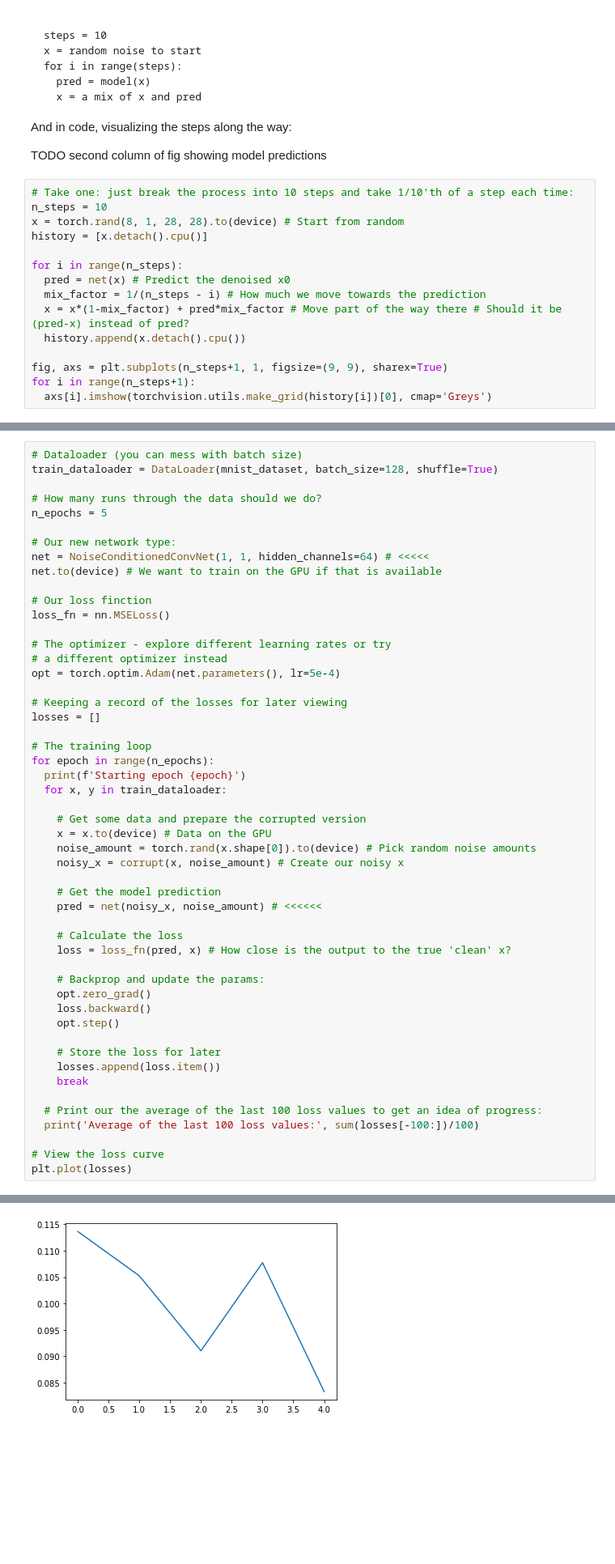
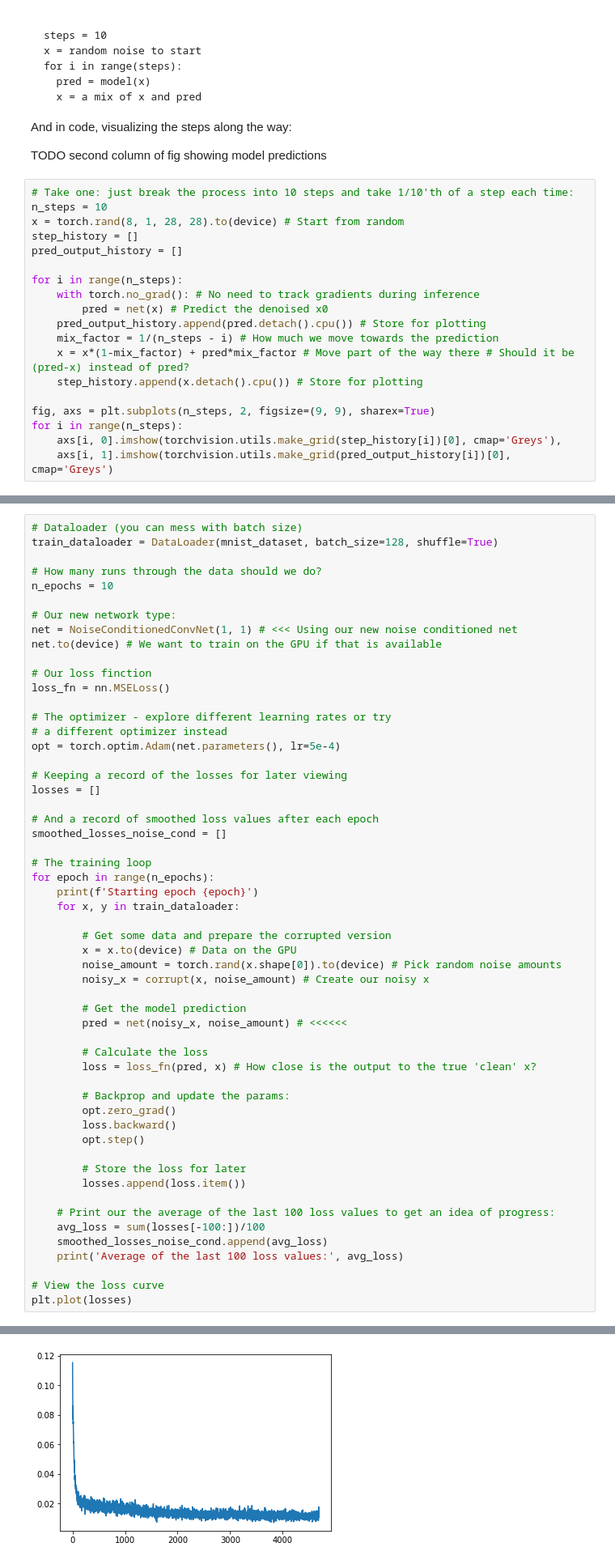
Before and after one commit to johnowhitaker/tglcourse, a Jupyter notebook: 12_DM1.ipynb, the cells around one changed output, grey strips where cells are left out. Shown at 81% size. Saved outputs shown, nothing was run; the diff lists cells and outputs as text; blank space fills up the shorter version.

```diff
--- a/12_DM1.ipynb
+++ b/12_DM1.ipynb
@@ -287,15 +310,19 @@ TODO second column of fig showing model predictions
 # Take one: just break the process into 10 steps and take 1/10'th of a step each time:
 n_steps = 10
 x = torch.rand(8, 1, 28, 28).to(device) # Start from random
-history = [x.detach().cpu()]
+step_history = []
+pred_output_history = []
 
 for i in range(n_steps):
-  pred = net(x) # Predict the denoised x0
-  mix_factor = 1/(n_steps - i) # How much we move towards the prediction
-  x = x*(1-mix_factor) + pred*mix_factor # Move part of the way there # Should it be (pred-x) instead of pred?
-  history.append(x.detach().cpu())
+    with torch.no_grad(): # No need to track gradients during inference
+        pred = net(x) # Predict the denoised x0
+    pred_output_history.append(pred.detach().cpu()) # Store for plotting
+    mix_factor = 1/(n_steps - i) # How much we move towards the prediction
+    x = x*(1-mix_factor) + pred*mix_factor # Move part of the way there # Should it be (pred-x) instead of pred?
+    step_history.append(x.detach().cpu()) # Store for plotting
 
-fig, axs = plt.subplots(n_steps+1, 1, figsize=(9, 9), sharex=True)
-for i in range(n_steps+1):
-  axs[i].imshow(torchvision.utils.make_grid(history[i])[0], cmap='Greys')
+fig, axs = plt.subplots(n_steps, 2, figsize=(9, 9), sharex=True)
+for i in range(n_steps):
+    axs[i, 0].imshow(torchvision.utils.make_grid(step_history[i])[0], cmap='Greys'),
+    axs[i, 1].imshow(torchvision.utils.make_grid(pred_output_history[i])[0], cmap='Greys')
 # %% [output]
@@ -343,10 +387,10 @@ x.shape, net(x, noise_amount).shape
 train_dataloader = DataLoader(mnist_dataset, batch_size=128, shuffle=True)
 
 # How many runs through the data should we do?
-n_epochs = 5
+n_epochs = 10
 
 # Our new network type:
-net = NoiseConditionedConvNet(1, 1, hidden_channels=64) # <<<<<
+net = NoiseConditionedConvNet(1, 1) # <<< Using our new noise conditioned net
 net.to(device) # We want to train on the GPU if that is available
 
 # Our loss finction
@@ -359,33 +403,37 @@ opt = torch.optim.Adam(net.parameters(), lr=5e-4)
 # Keeping a record of the losses for later viewing
 losses = []
 
+# And a record of smoothed loss values after each epoch
+smoothed_losses_noise_cond = []
+
 # The training loop
 for epoch in range(n_epochs):
-  print(f'Starting epoch {epoch}')
-  for x, y in train_dataloader:
+    print(f'Starting epoch {epoch}')
+    for x, y in train_dataloader:
 
-    # Get some data and prepare the corrupted version
-    x = x.to(device) # Data on the GPU
-    noise_amount = torch.rand(x.shape[0]).to(device) # Pick random noise amounts
-    noisy_x = corrupt(x, noise_amount) # Create our noisy x
+        # Get some data and prepare the corrupted version
+        x = x.to(device) # Data on the GPU
+        noise_amount = torch.rand(x.shape[0]).to(device) # Pick random noise amounts
+        noisy_x = corrupt(x, noise_amount) # Create our noisy x
 
-    # Get the model prediction
-    pred = net(noisy_x, noise_amount) # <<<<<<
+        # Get the model prediction
+        pred = net(noisy_x, noise_amount) # <<<<<<
 
-    # Calculate the loss
-    loss = loss_fn(pred, x) # How close is the output to the true 'clean' x?
+        # Calculate the loss
+        loss = loss_fn(pred, x) # How close is the output to the true 'clean' x?
 
-    # Backprop and update the params:
-    opt.zero_grad()
-    loss.backward()
-    opt.step()
+        # Backprop and update the params:
+        opt.zero_grad()
+        loss.backward()
+        opt.step()
 
-    # Store the loss for later
-    losses.append(loss.item())
-    break
+        # Store the loss for later
+        losses.append(loss.item())
 
-  # Print our the average of the last 100 loss values to get an idea of progress:
-  print('Average of the last 100 loss values:', sum(losses[-100:])/100)
+    # Print our the average of the last 100 loss values to get an idea of progress:
+    avg_loss = sum(losses[-100:])/100
+    smoothed_losses_noise_cond.append(avg_loss)
+    print('Average of the last 100 loss values:', avg_loss)
 
 # View the loss curve
 plt.plot(losses)
@@ -403,2 +461,2 @@ Average of the last 100 loss values: 0.005009535402059555
 [<matplotlib.lines.Line2D>]
-[figure, old version]
+[figure, new version]
```
Also changed, not shown: parts of 30 cells of this notebook.
